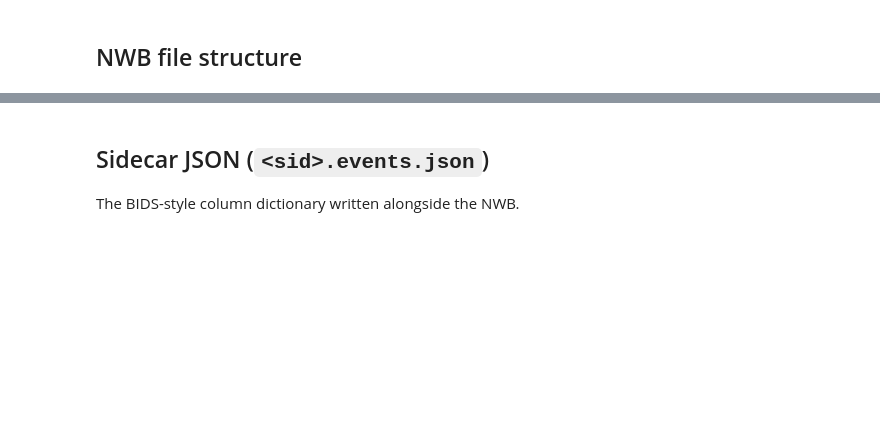
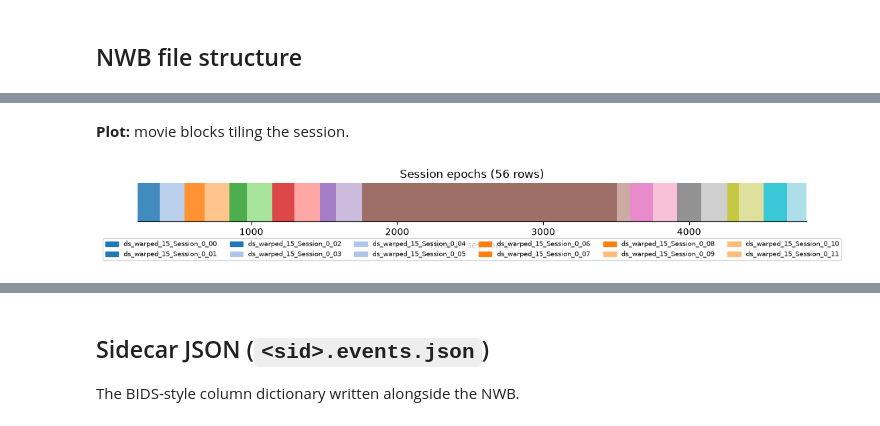
Before and after one commit to AllenNeuralDynamics/change_detection_nwb_with_HED_tags, a Jupyter notebook: code/sweepstim_packaging/inspect_sweepstim_nwb.ipynb, the cells around one changed output, grey strips where cells are left out. Cells and saved outputs as stored; diff of their text form; code cells hidden in the pictures; blank space fills up the shorter version.

```diff
--- a/code/sweepstim_packaging/inspect_sweepstim_nwb.ipynb
+++ b/code/sweepstim_packaging/inspect_sweepstim_nwb.ipynb
@@ -584,0 +420,19 @@ All consistency checks passed.
+# %% [markdown]
+**Plot:** movie blocks tiling the session.
+# %%
+fig, ax = plt.subplots(figsize=(12, 2.0))
+for _, ep in epochs.iterrows():
+    ax.axvspan(ep['start_time'], ep['stop_time'],
+               color=color_of[ep['label']], alpha=0.85, lw=0)
+ax.set_xlim(float(epochs['start_time'].min()), float(epochs['stop_time'].max()))
+ax.set_ylim(0, 1); ax.set_yticks([])
+ax.set_xlabel('Time in session (s)')
+ax.set_title(f'Session epochs ({len(epochs)} rows)')
+uniq = list(dict.fromkeys(epochs['label']))[:12]
+ax.legend(handles=[mpatches.Patch(color=color_of[l], label=l) for l in uniq],
+          fontsize=7, ncol=6, loc='upper center', bbox_to_anchor=(0.5, -0.35))
+for s_ in ('top', 'right', 'left'):
+    ax.spines[s_].set_visible(False)
+plt.tight_layout(); plt.show()
+# %% [output]
+[figure, added]
```
Also changed, not shown: parts of 57 cells of this notebook, 4 other files.
